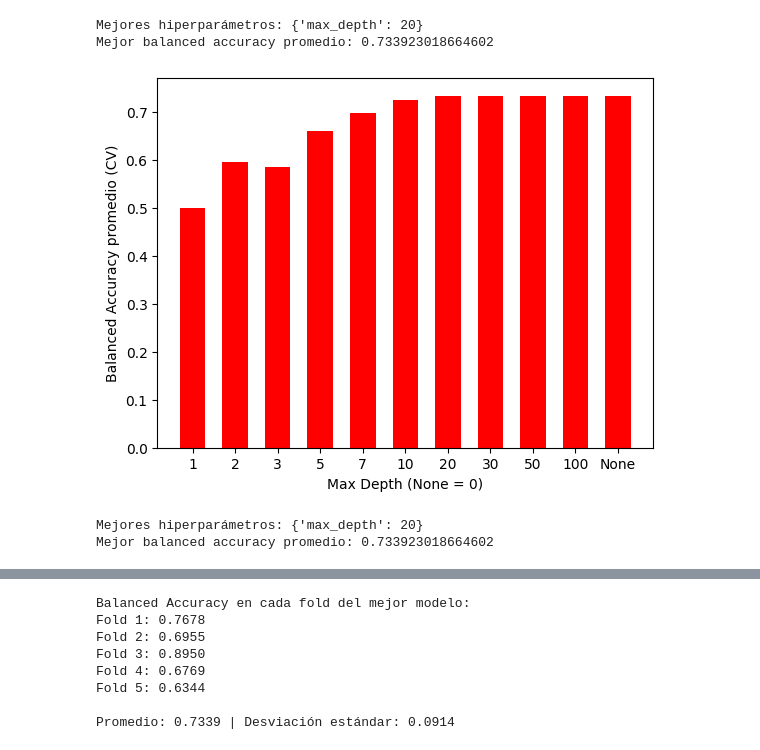
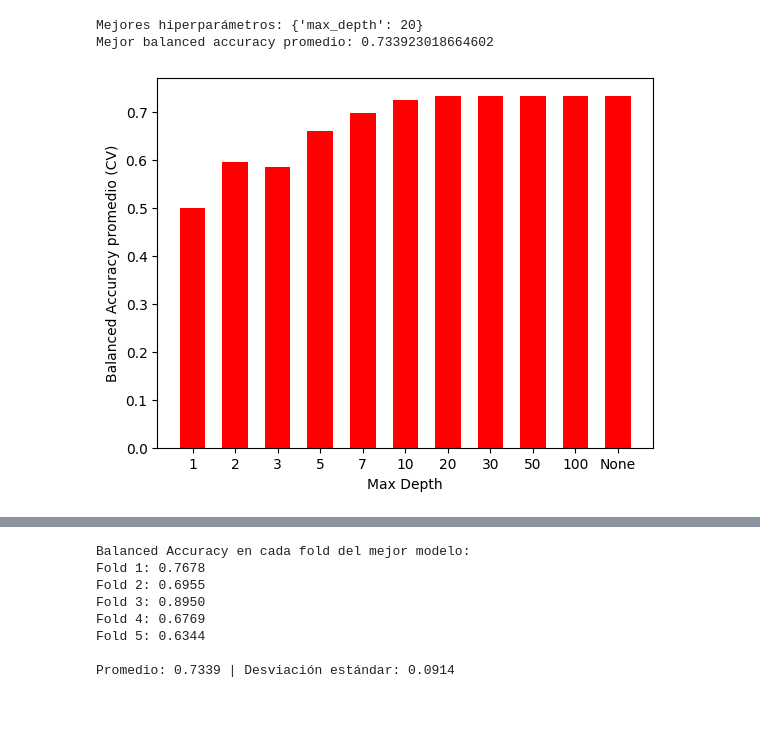
Before and after one commit to JeiGeek/ia1-LosPandas-prediccion_rendimiento_estudiantil, a Jupyter notebook: 02_Supervised_learning.ipynb, the cells around one changed output, grey strips where cells are left out. Saved outputs shown, nothing was run; the diff lists cells and outputs as text; code cells hidden in the pictures; blank space fills up the shorter version.

```diff
--- a/02_Supervised_learning.ipynb
+++ b/02_Supervised_learning.ipynb
@@ -254,20 +254,6 @@ def flujo_clasificacion(modelo, param_grid, X_train, X_test, y_train, y_test):
   # Entrenamiento del GridSearch
   grid.fit(X_train, y_train)
 
-  # Mejores hiperparametros
-  ###print("\nMejores hiperparámetros:", grid.best_params_)
-  ###print("Mejor balanced accuracy promedio:", grid.best_score_)
-
-  # Gráfica
-  ###results = grid.cv_results_
-  ###depths = [str(d) if d is not None else "None" for d in param_grid['max_depth']]
-  ###scores = results['mean_test_score']
-
-  ###plt.bar(depths, scores, color='red', width= 0.6)
-  ###plt.xlabel('Max Depth (None = 0)')
-  ###plt.ylabel('Balanced Accuracy promedio (CV)')
-  ###plt.show()
-
   # Obtención del mejor modelo
   mejor_modelo = grid.best_estimator_
 
@@ -278,14 +264,6 @@ def flujo_clasificacion(modelo, param_grid, X_train, X_test, y_train, y_test):
       scoring=make_scorer(balanced_accuracy_score)
   )
 
-  # Balanced accuracy de cada fold del mejor modelo encontrado
-  ###print("\nBalanced Accuracy en cada fold del mejor modelo:")
-  ###for i, score in enumerate(scores_folds, start=1):
-  ###    print(f"Fold {i}: {score:.4f}")
-
-  # Balanced accuracy promedio de los folds y su desviacion
-  ###print("\nPromedio:", scores_folds.mean().round(4), "| Desviación estándar:", scores_folds.std().round(4))
-
   # Entrenamiento del modelo fina con todo el x_train y evaluar con el test
   mejor_modelo.fit(X_train, y_train)
   y_pred = mejor_modelo.predict(X_test)
@@ -293,13 +271,6 @@ def flujo_clasificacion(modelo, param_grid, X_train, X_test, y_train, y_test):
   balanced_acc_final = balanced_accuracy_score(y_test, y_pred)
   mcc_final = matthews_corrcoef(y_test, y_pred)
 
-  ###print("\nEvaluación final:")
-  ###print("Balanced Accuracy:", round(balanced_acc_final, 4))
-  ###print("Matthews Corrcoef:", round(mcc_final, 4))
-  ###print("\nClassification Report:")
-  classification_report(y_test, y_pred)
-  ###print(classification_report(y_test, y_pred))
-
   # Calcular matriz de confusión
   cm = confusion_matrix(y_test, y_pred)
 
@@ -324,12 +295,12 @@ Mejor balanced accuracy promedio: 0.733923018664602
 # %%
 # Gráfica de los hiperparametros
 results = grid.cv_results_
 depths = [str(d) if d is not None else "None" for d in param_grid['max_depth']]
 scores = results['mean_test_score']
 
 plt.bar(depths, scores, color='red', width= 0.6)
-plt.xlabel('Max Depth (None = 0)')
+plt.xlabel('Max Depth')
 plt.ylabel('Balanced Accuracy promedio (CV)')
 plt.show()
 # %% [output]
-[figure, old version]
+[figure, new version]
@@ -359,10 +306,0 @@ grid = GridSearchCV(
-# %%
-# Entrenamiento del GridSearch
-grid.fit(X_train, y_train)
-
-# Mejores hiperparametros
-print("\nMejores hiperparámetros:", grid.best_params_)
-print("Mejor balanced accuracy promedio:", grid.best_score_)
-# %% [output]
-Mejores hiperparámetros: {'max_depth': 20}
-Mejor balanced accuracy promedio: 0.733923018664602
```
Also changed, not shown: parts of 6 cells of this notebook.
